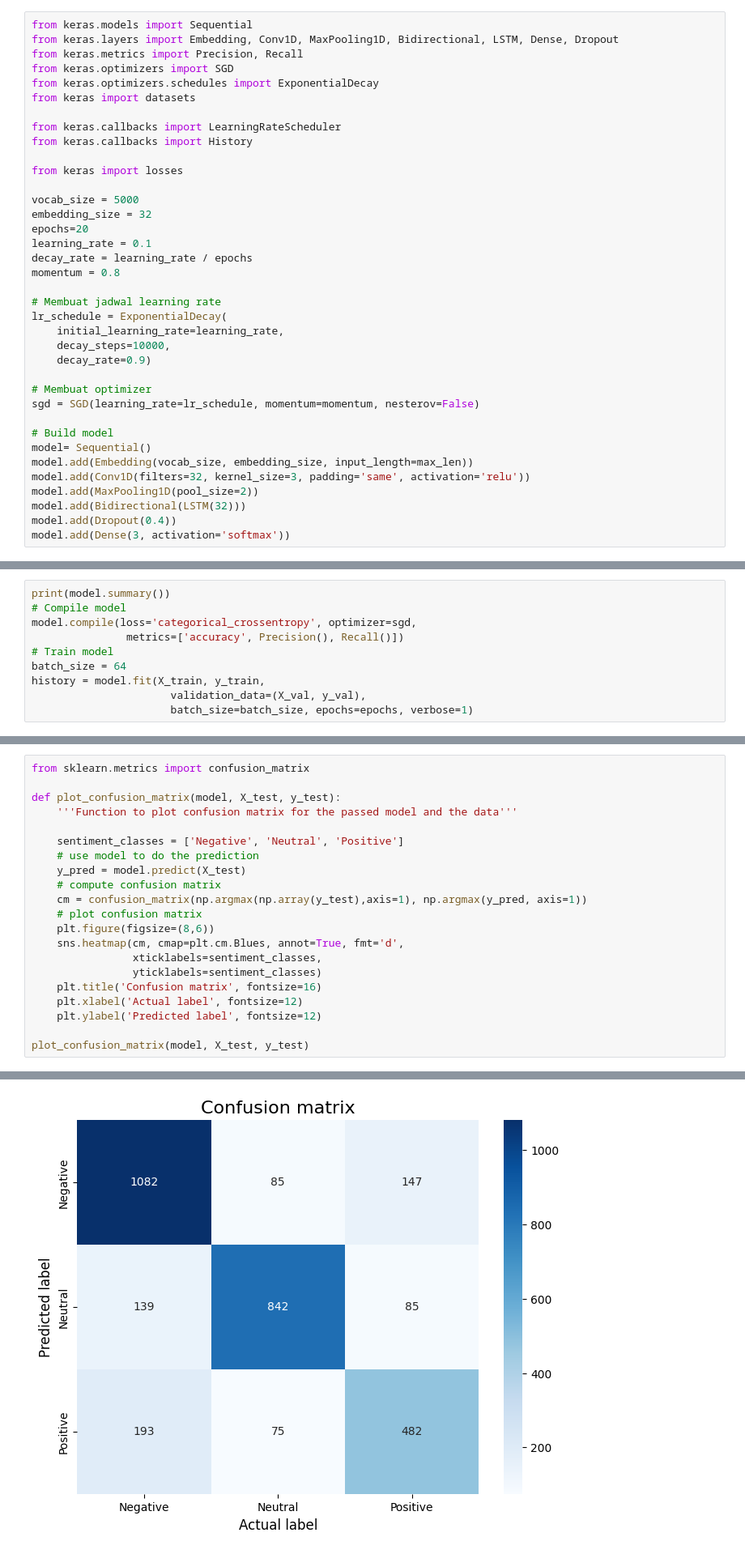
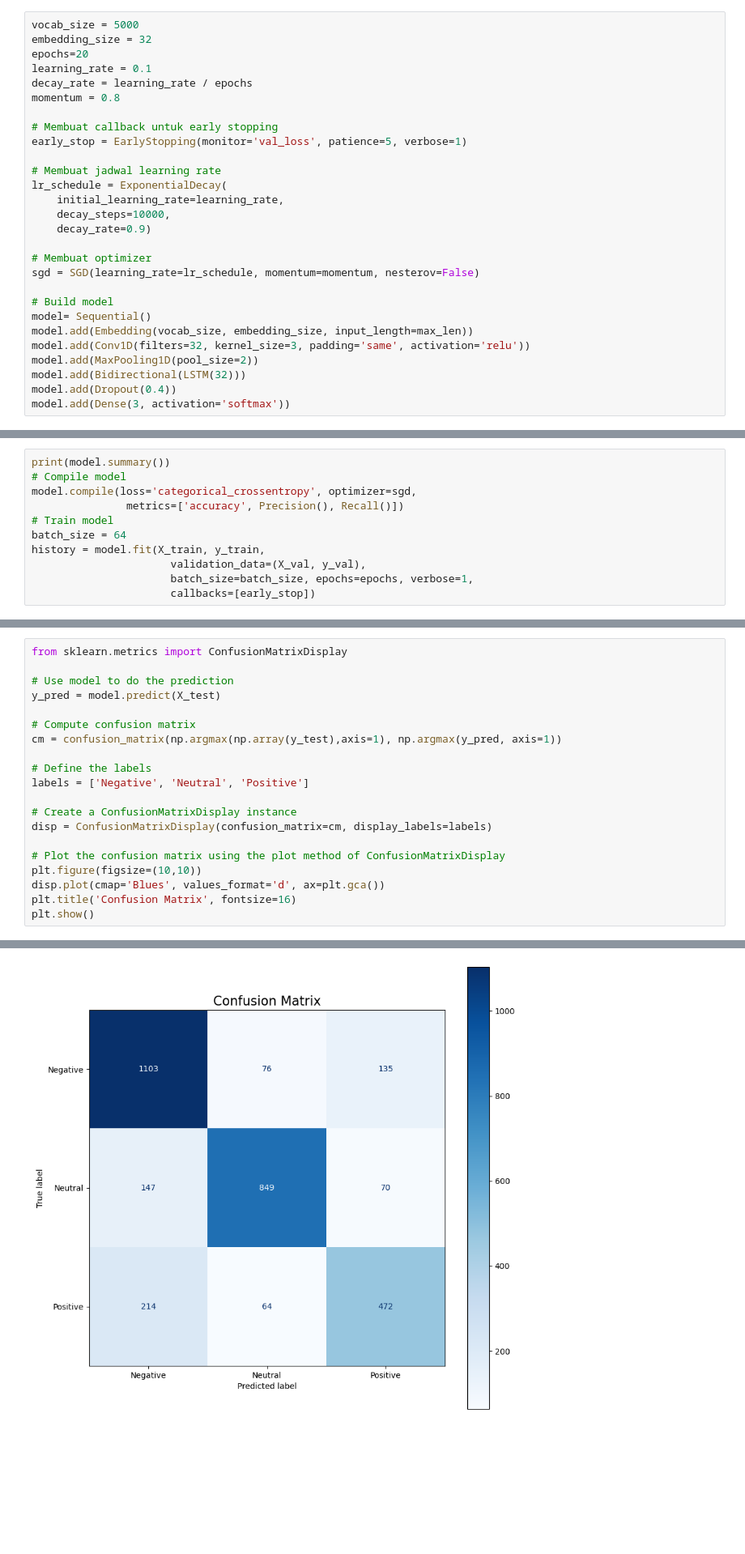
Before and after one commit to rizkyyanuark/Sentiment-Analysis-KIPK-based-Tweets-from-X, a Jupyter notebook: Sentiment_Analisis_Program_KIPK_TF-IDF.ipynb, the cells around one changed output, grey strips where cells are left out. Shown at 81% size. Drawn from its saved outputs; the diff is of its cells as text; blank space fills up the shorter version.

```diff
--- a/Sentiment_Analisis_Program_KIPK_TF-IDF.ipynb
+++ b/Sentiment_Analisis_Program_KIPK_TF-IDF.ipynb
@@ -505,24 +520,15 @@ def f1_score(precision, recall):
     f1_val = 2*(precision*recall)/(precision+recall+K.epsilon())
     return f1_val
 # %%
-from keras.models import Sequential
-from keras.layers import Embedding, Conv1D, MaxPooling1D, Bidirectional, LSTM, Dense, Dropout
-from keras.metrics import Precision, Recall
-from keras.optimizers import SGD
-from keras.optimizers.schedules import ExponentialDecay
-from keras import datasets
-
-from keras.callbacks import LearningRateScheduler
-from keras.callbacks import History
-
-from keras import losses
-
 vocab_size = 5000
 embedding_size = 32
 epochs=20
 learning_rate = 0.1
 decay_rate = learning_rate / epochs
 momentum = 0.8
+
+# Membuat callback untuk early stopping
+early_stop = EarlyStopping(monitor='val_loss', patience=5, verbose=1)
 
 # Membuat jadwal learning rate
 lr_schedule = ExponentialDecay(
@@ -555,5 +560,6 @@ model.compile(loss='categorical_crossentropy', optimizer=sgd,
 batch_size = 64
 history = model.fit(X_train, y_train,
                       validation_data=(X_val, y_val),
-                      batch_size=batch_size, epochs=epochs, verbose=1)
+                      batch_size=batch_size, epochs=epochs, verbose=1,
+                      callbacks=[early_stop])
 # %% [output]
@@ -617,22 +623,21 @@ plot_training_hist(history)
 # %%
-from sklearn.metrics import confusion_matrix
+from sklearn.metrics import ConfusionMatrixDisplay
 
-def plot_confusion_matrix(model, X_test, y_test):
-    '''Function to plot confusion matrix for the passed model and the data'''
+# Use model to do the prediction
+y_pred = model.predict(X_test)
 
-    sentiment_classes = ['Negative', 'Neutral', 'Positive']
-    # use model to do the prediction
-    y_pred = model.predict(X_test)
-    # compute confusion matrix
-    cm = confusion_matrix(np.argmax(np.array(y_test),axis=1), np.argmax(y_pred, axis=1))
-    # plot confusion matrix
-    plt.figure(figsize=(8,6))
-    sns.heatmap(cm, cmap=plt.cm.Blues, annot=True, fmt='d',
-                xticklabels=sentiment_classes,
-                yticklabels=sentiment_classes)
-    plt.title('Confusion matrix', fontsize=16)
-    plt.xlabel('Actual label', fontsize=12)
-    plt.ylabel('Predicted label', fontsize=12)
+# Compute confusion matrix
+cm = confusion_matrix(np.argmax(np.array(y_test),axis=1), np.argmax(y_pred, axis=1))
 
-plot_confusion_matrix(model, X_test, y_test)
+# Define the labels
+labels = ['Negative', 'Neutral', 'Positive']
+
+# Create a ConfusionMatrixDisplay instance
+disp = ConfusionMatrixDisplay(confusion_matrix=cm, display_labels=labels)
+
+# Plot the confusion matrix using the plot method of ConfusionMatrixDisplay
+plt.figure(figsize=(10,10))
+disp.plot(cmap='Blues', values_format='d', ax=plt.gca())
+plt.title('Confusion Matrix', fontsize=16)
+plt.show()
 # %% [output]
@@ -640,4 +645,4 @@ plot_confusion_matrix(model, X_test, y_test)
-[figure, old version]
+[figure, new version]
 # %%
 # Save the model architecture & the weights
 model.save('best_model_tfidf.h5')
```
Also changed, not shown: parts of 22 cells of this notebook, 12 other files.
